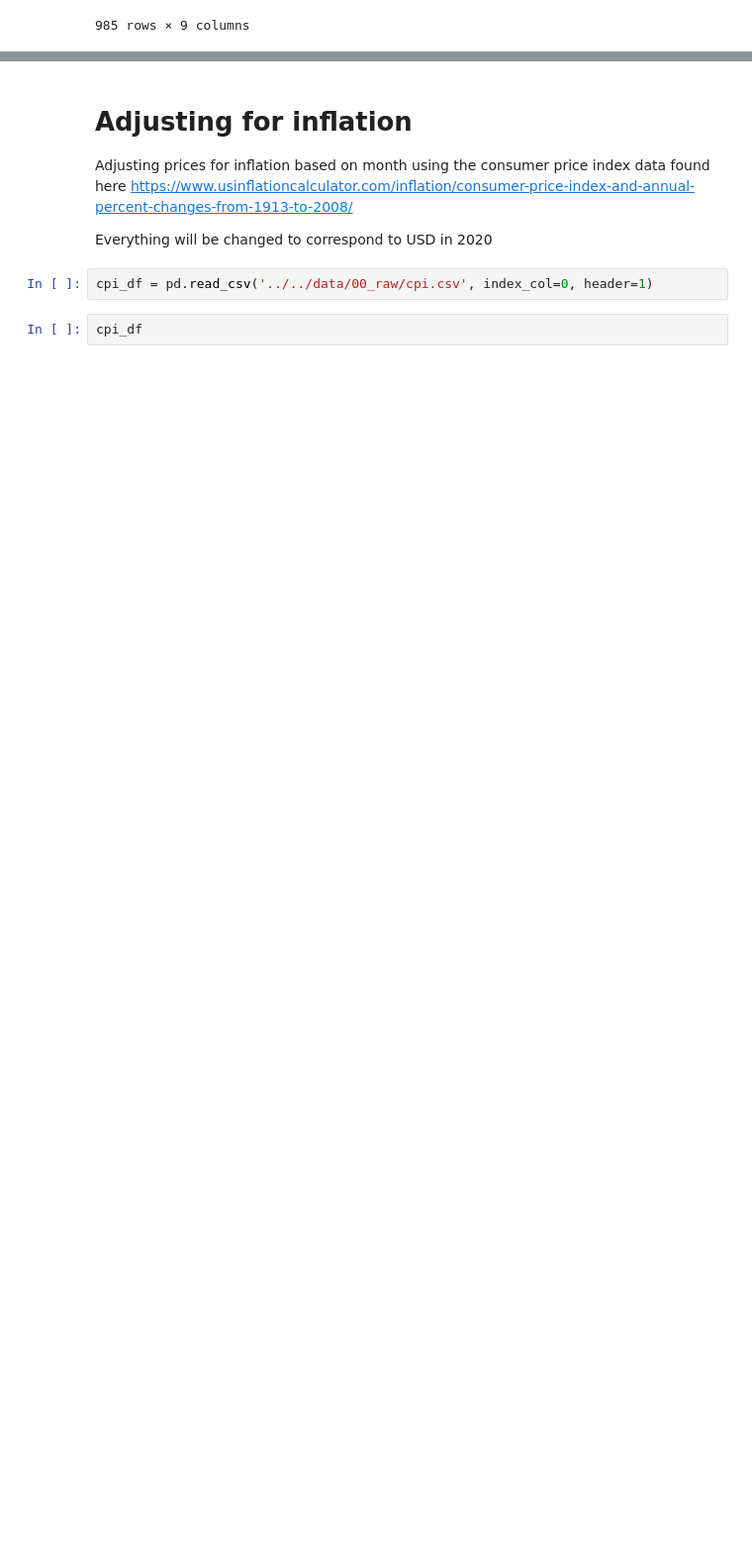
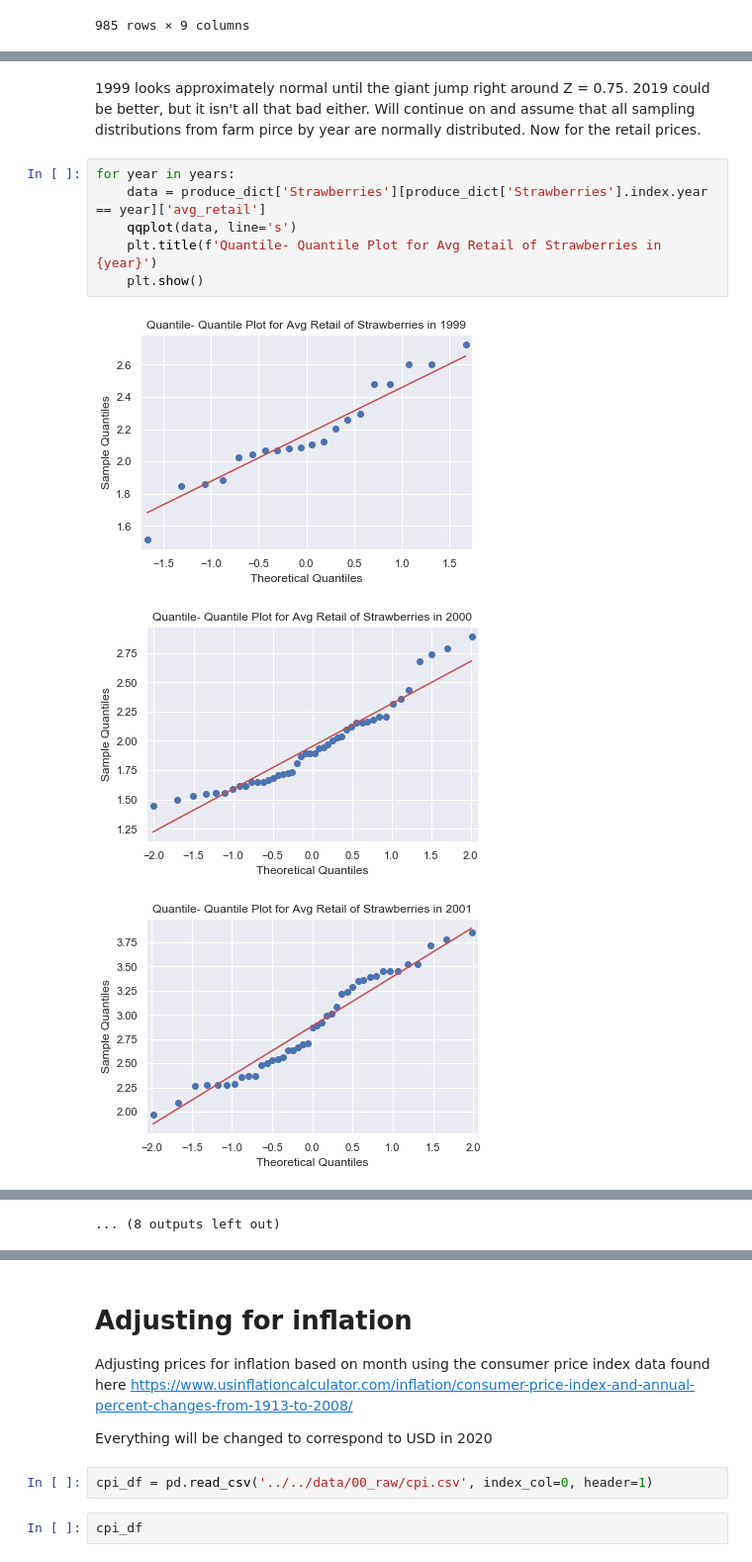
Before and after one commit to tim-christy/agriculture-price-analysis, a Jupyter notebook: notebooks/01_exploration/EDA.ipynb, the cells around one changed output, grey strips where cells are left out. Shown at 99% size. Cells and saved outputs as stored; diff of their text form; blank space fills up the shorter version.

```diff
--- a/notebooks/01_exploration/EDA.ipynb
+++ b/notebooks/01_exploration/EDA.ipynb
@@ -132,0 +190,12 @@ produce_dict['Strawberries']
+# %% [markdown]
+1999 looks approximately normal until the giant jump right around Z = 0.75. 2019 could be better, but it isn't all that bad either. Will continue on and assume that all sampling distributions from farm pirce by year are normally distributed. Now for the retail prices.
+# %%
+for year in years:
+    data = produce_dict['Strawberries'][produce_dict['Strawberries'].index.year == year]['avg_retail']
+    qqplot(data, line='s')
+    plt.title(f'Quantile- Quantile Plot for Avg Retail of Strawberries in {year}')
+    plt.show()
+# %% [output]
+[figure, added]
+[figure, added]
+[figure, added]
@@ -132,0 +211 @@ produce_dict['Strawberries']
+... (8 outputs left out)
```
Also changed, not shown: parts of 24 cells of this notebook.
